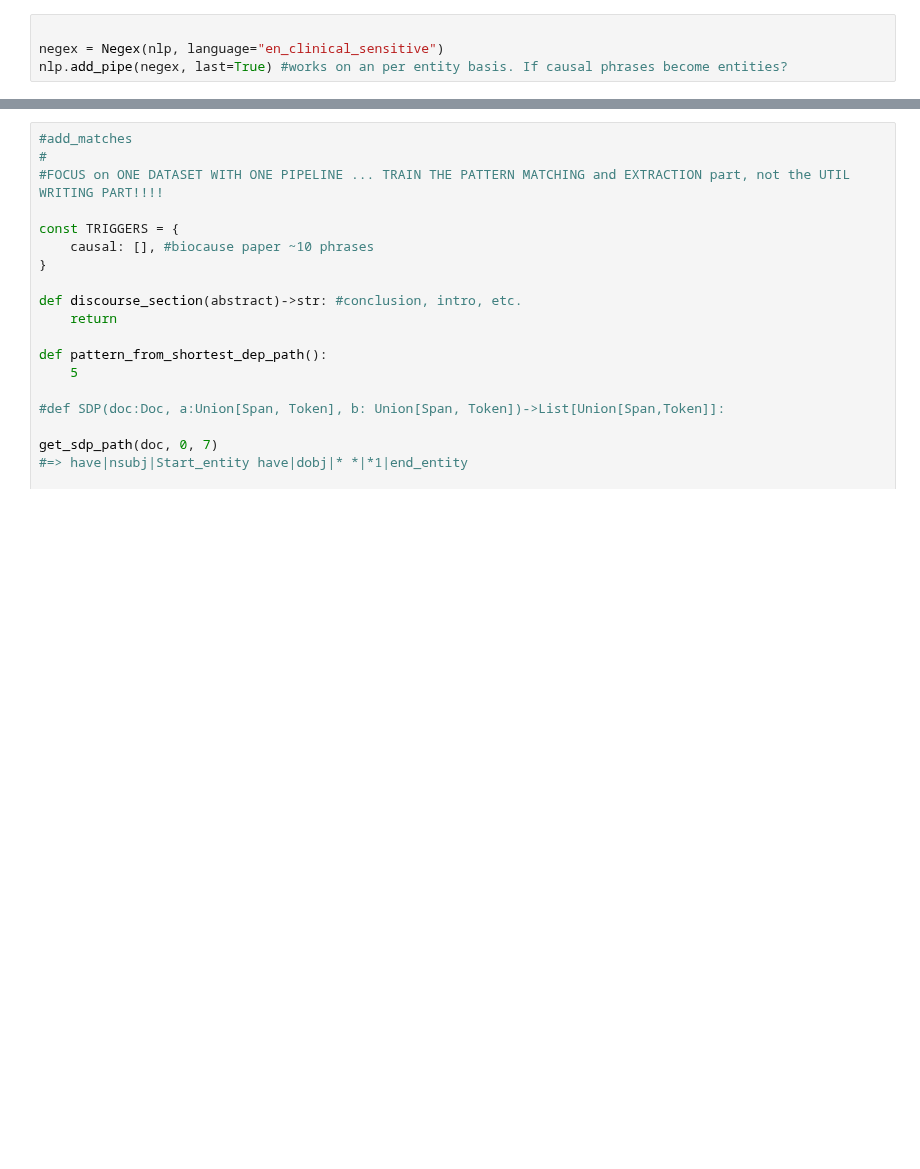
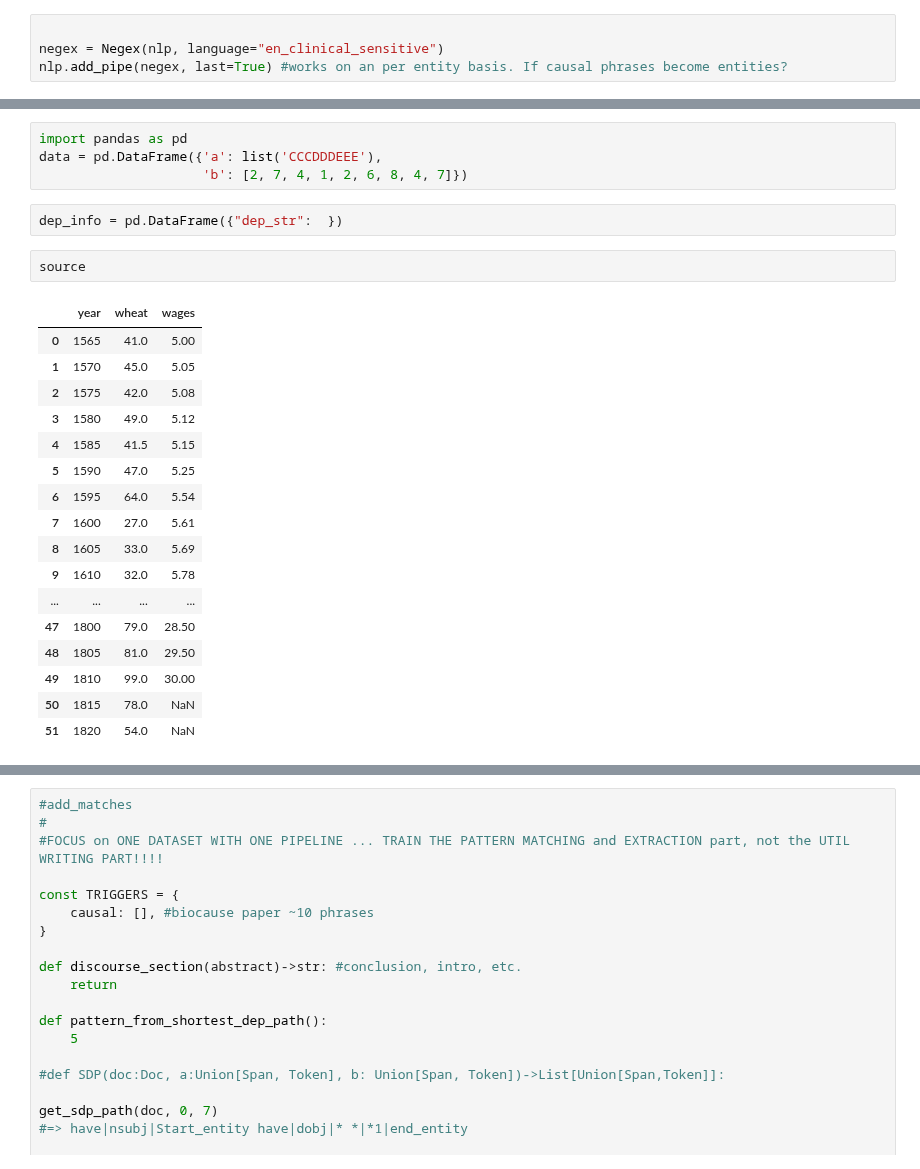
Before and after one commit to raxosiris/scify, a Jupyter notebook: nbs/sentence_filter.ipynb, the cells around one changed output, grey strips where cells are left out. Drawn from its saved outputs; the diff is of its cells as text; blank space fills up the shorter version.

```diff
--- a/nbs/sentence_filter.ipynb
+++ b/nbs/sentence_filter.ipynb
@@ -39,0 +128,26 @@ def move_ents_to_attr(doc):
+# %%
+import pandas as pd
+data = pd.DataFrame({'a': list('CCCDDDEEE'),
+                     'b': [2, 7, 4, 1, 2, 6, 8, 4, 7]})
+# %%
+dep_info = pd.DataFrame({"dep_str":  })
+# %%
+source
+# %% [output]
+|  | year | wheat | wages |
+| 0 | 1565 | 41.0 | 5.00 |
+| 1 | 1570 | 45.0 | 5.05 |
+| 2 | 1575 | 42.0 | 5.08 |
+| 3 | 1580 | 49.0 | 5.12 |
+| 4 | 1585 | 41.5 | 5.15 |
+| 5 | 1590 | 47.0 | 5.25 |
+| 6 | 1595 | 64.0 | 5.54 |
+| 7 | 1600 | 27.0 | 5.61 |
+| 8 | 1605 | 33.0 | 5.69 |
+| 9 | 1610 | 32.0 | 5.78 |
+| ... | ... | ... | ... |
+| 47 | 1800 | 79.0 | 28.50 |
+| 48 | 1805 | 81.0 | 29.50 |
+| 49 | 1810 | 99.0 | 30.00 |
+| 50 | 1815 | 78.0 | NaN |
+| 51 | 1820 | 54.0 | NaN |
```
Also changed, not shown: parts of 24 cells of this notebook, 6 other files.
